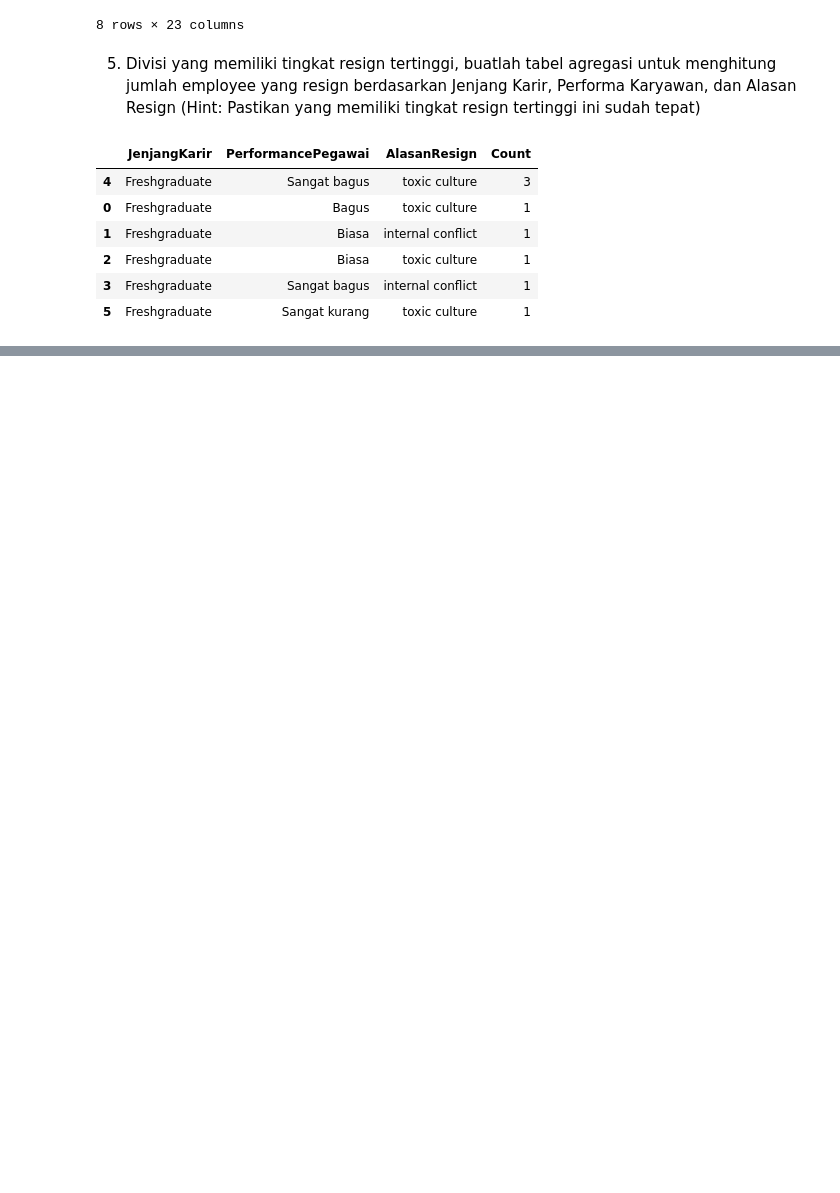
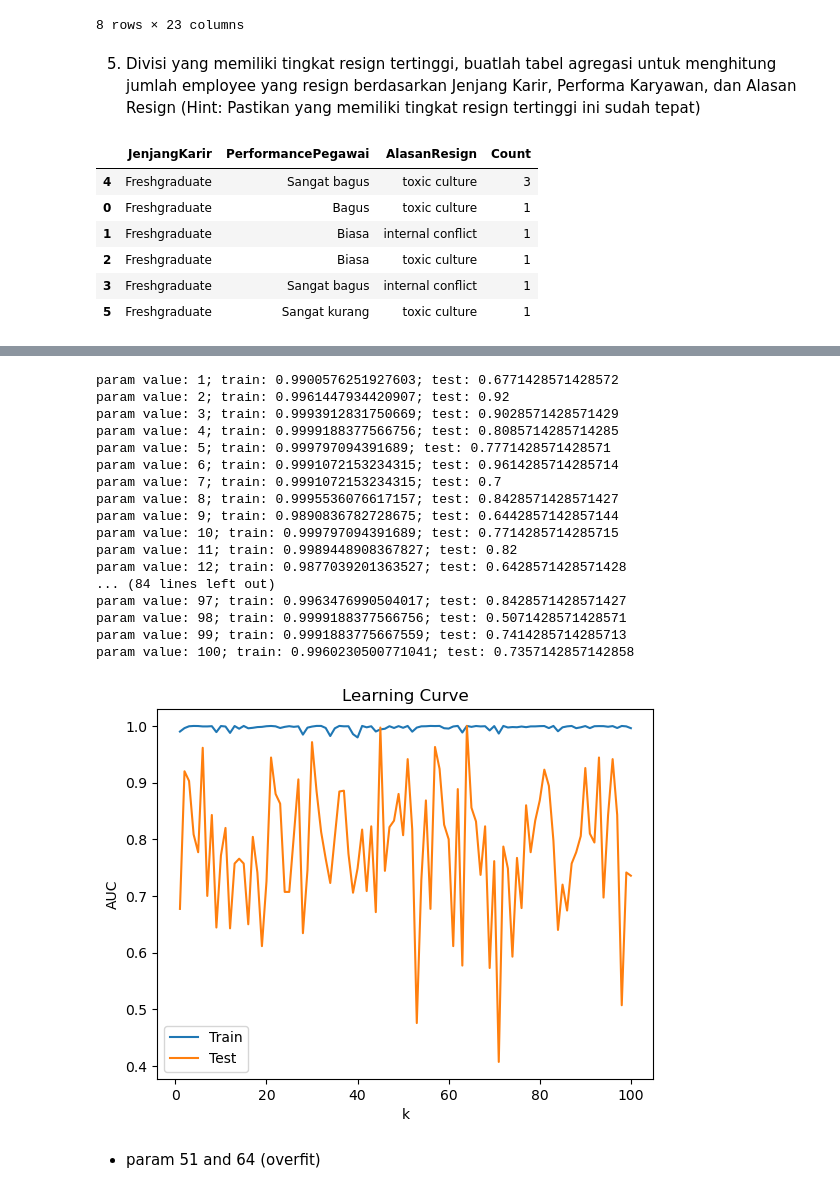
Before and after one commit to sailafs/Improving-Employee-Retention-by-Predicting-Employee-Attrition-Using-Machine-Learning, a Jupyter notebook: Project-3.ipynb, the cells around one changed output, grey strips where cells are left out. Drawn from its saved outputs; the diff is of its cells as text; code cells hidden in the pictures; blank space fills up the shorter version.

```diff
--- a/Project-3.ipynb
+++ b/Project-3.ipynb
@@ -514,0 +753,5 @@ fig.show()
+# %%
+# split data
+
+X = df_final.drop('Resign', axis=1)
+y = df_final['Resign']
@@ -514,0 +869,8 @@ fig.show()
+# %%
+from sklearn.ensemble import RandomForestClassifier
+from sklearn.metrics import  accuracy_score, classification_report
+rf = RandomForestClassifier(n_estimators=100, random_state=42)
+rf.fit(X_train, y_train)
+y_pred_rf = rf.predict(X_test)
+
+eval_classification(rf)
@@ -514,0 +887,7 @@ fig.show()
+# %%
+from sklearn.neighbors import KNeighborsClassifier
+knn = KNeighborsClassifier(n_neighbors=75)
+knn.fit(X_train, y_train)
+y_pred_knn = knn.predict(X_test)
+
+eval_classification(knn)
@@ -514,0 +952,52 @@ fig.show()
+# %%
+def draw_learning_curve(param_values):
+    train_scores = []
+    test_scores = []
+
+    for i in param_values:
+        model = DecisionTreeClassifier(criterion='entropy',max_depth=8, max_features='sqrt', min_samples_leaf=1, min_samples_split=2, splitter='best')
+        model.fit(X_train, y_train)
+
+        # eval on train
+        y_pred_train_proba = model.predict_proba(X_train)
+        train_auc = roc_auc_score(y_train, y_pred_train_proba[:,1])
+        train_scores.append(train_auc)
+
+        # eval on test
+        y_pred_proba = model.predict_proba(X_test)
+        test_auc = roc_auc_score(y_test, y_pred_proba[:,1])
+        test_scores.append(test_auc)
+
+        print('param value: ' + str(i) + '; train: ' + str(train_auc) + '; test: '+ str(test_auc))
+
+    plt.plot(param_values, train_scores, label='Train')
+    plt.plot(param_values, test_scores, label='Test')
+    plt.xlabel('k')
+    plt.ylabel('AUC')
+    plt.title('Learning Curve')
+    plt.legend()
+    plt.show()
+
+param_values = [int(x) for x in np.linspace(1, 100, 100)]
+draw_learning_curve(param_values)
+# %% [output]
+param value: 1; train: 0.9900576251927603; test: 0.6771428571428572
+param value: 2; train: 0.9961447934420907; test: 0.92
+param value: 3; train: 0.9993912831750669; test: 0.9028571428571429
+param value: 4; train: 0.9999188377566756; test: 0.8085714285714285
+param value: 5; train: 0.999797094391689; test: 0.7771428571428571
+param value: 6; train: 0.9991072153234315; test: 0.9614285714285714
+param value: 7; train: 0.9991072153234315; test: 0.7
+param value: 8; train: 0.9995536076617157; test: 0.8428571428571427
+param value: 9; train: 0.9890836782728675; test: 0.6442857142857144
+param value: 10; train: 0.999797094391689; test: 0.7714285714285715
+param value: 11; train: 0.9989448908367827; test: 0.82
+param value: 12; train: 0.9877039201363527; test: 0.6428571428571428
+... (84 lines left out)
+param value: 97; train: 0.9963476990504017; test: 0.8428571428571427
+param value: 98; train: 0.9999188377566756; test: 0.5071428571428571
+param value: 99; train: 0.9991883775667559; test: 0.7414285714285713
+param value: 100; train: 0.9960230500771041; test: 0.7357142857142858
+[figure, added]
+# %% [markdown]
+- param 51 and 64 (overfit)
```
Also changed, not shown: parts of 52 cells of this notebook, 1 other file.
